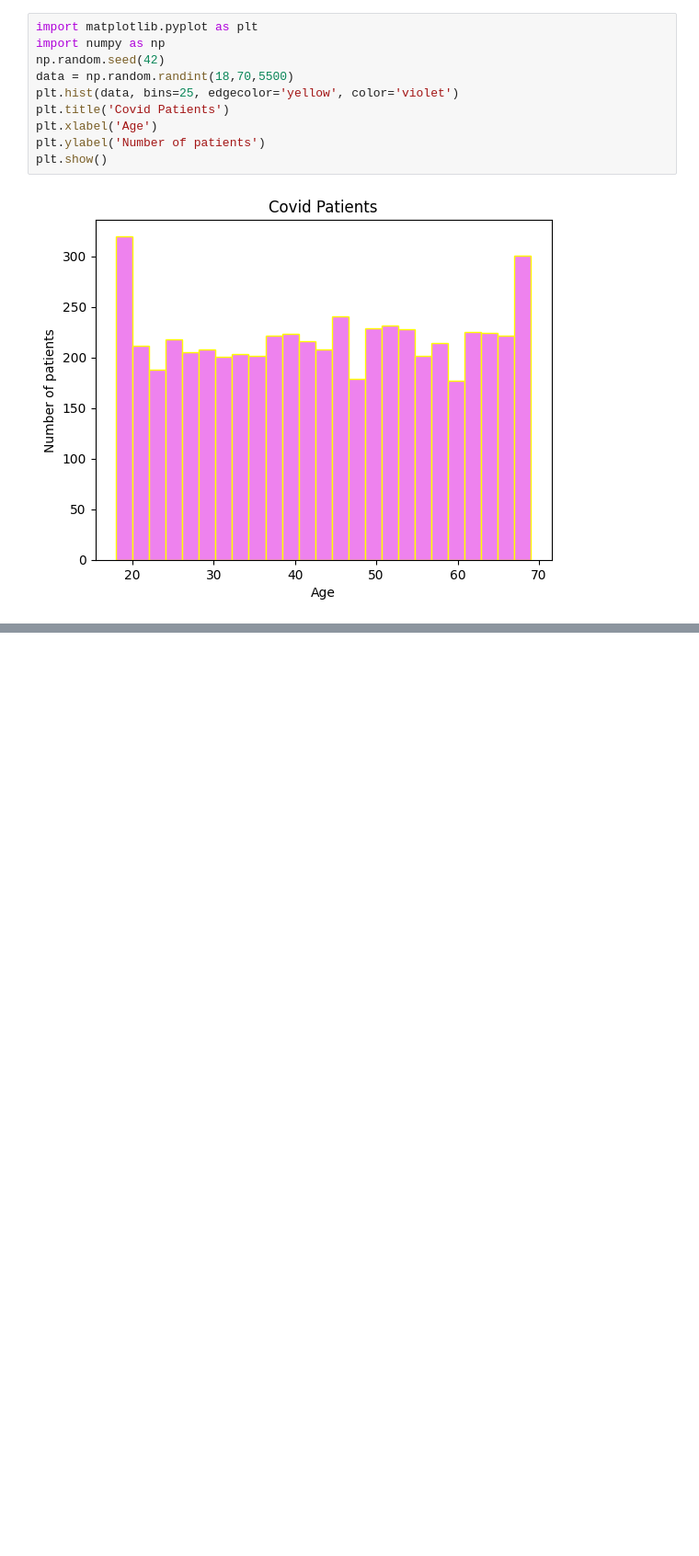
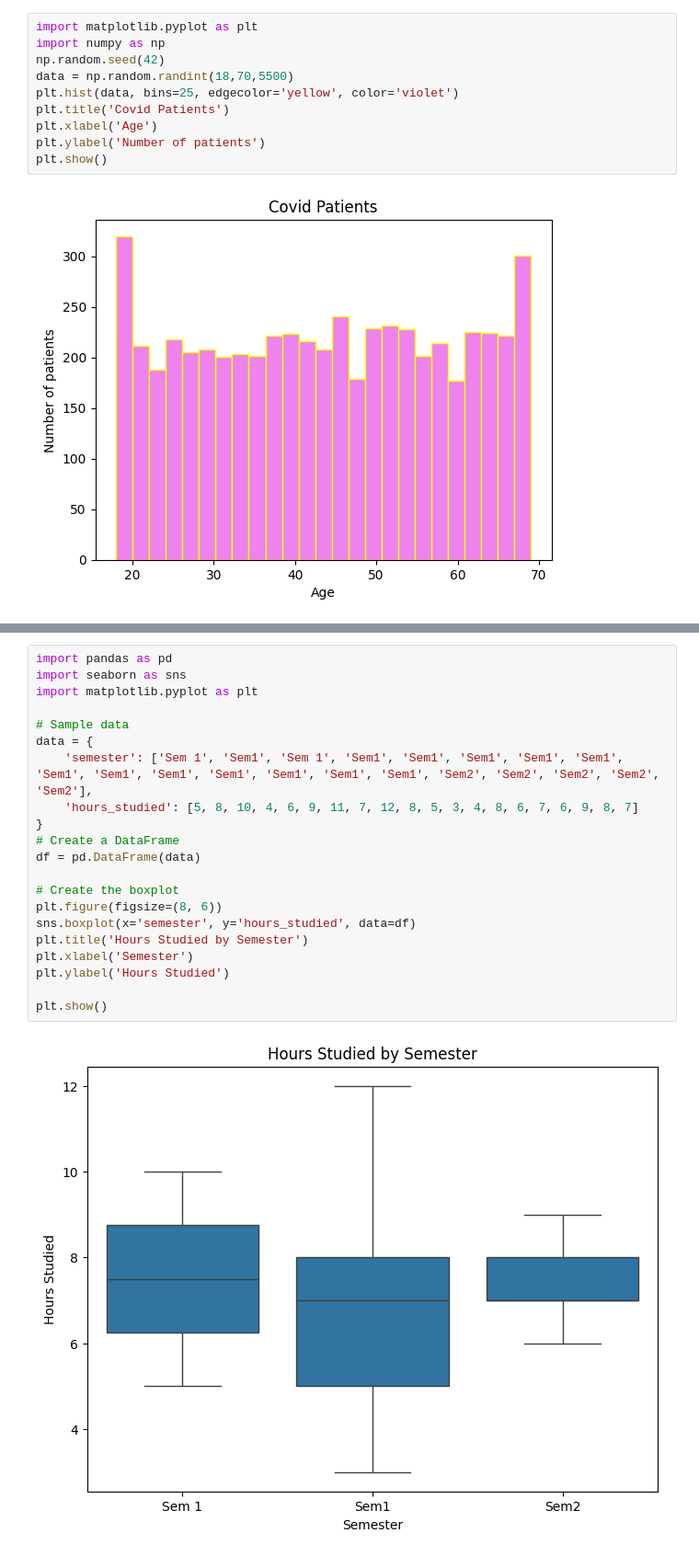
Before and after one commit to Shivani11032006/Daily-work, a Jupyter notebook: Untitled8.ipynb, the cells around one changed output, grey strips where cells are left out. Shown: that part at 92% size. Cells and saved outputs as stored; diff of their text form; blank space fills up the shorter version.

```diff
--- a/Untitled8.ipynb
+++ b/Untitled8.ipynb
@@ -156,0 +169,23 @@ plt.show()
+# %%
+import pandas as pd
+import seaborn as sns
+import matplotlib.pyplot as plt
+
+# Sample data
+data = {
+    'semester': ['Sem 1', 'Sem1', 'Sem 1', 'Sem1', 'Sem1', 'Sem1', 'Sem1', 'Sem1', 'Sem1', 'Sem1', 'Sem1', 'Sem1', 'Sem1', 'Sem1', 'Sem1', 'Sem2', 'Sem2', 'Sem2', 'Sem2', 'Sem2'],
+    'hours_studied': [5, 8, 10, 4, 6, 9, 11, 7, 12, 8, 5, 3, 4, 8, 6, 7, 6, 9, 8, 7]
+}
+# Create a DataFrame
+df = pd.DataFrame(data)
+
+# Create the boxplot
+plt.figure(figsize=(8, 6))
+sns.boxplot(x='semester', y='hours_studied', data=df)
+plt.title('Hours Studied by Semester')
+plt.xlabel('Semester')
+plt.ylabel('Hours Studied')
+
+plt.show()
+# %% [output]
+[figure, added]
```
Also changed, not shown: parts of 1 cell of this notebook.
